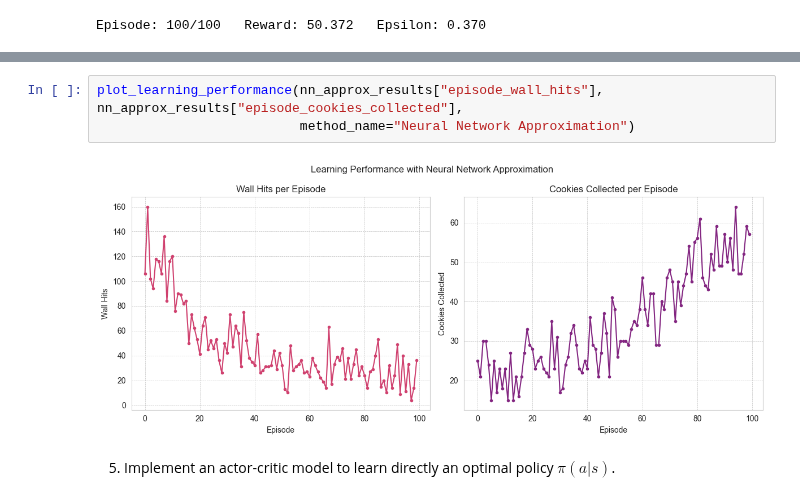
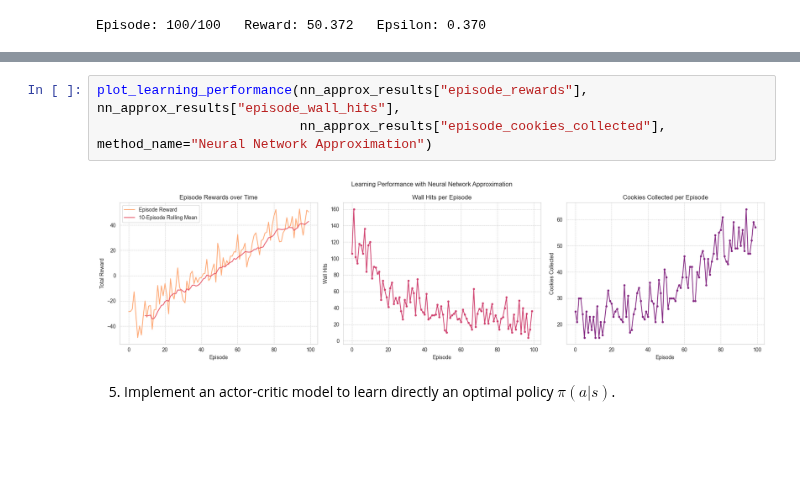
Before and after one commit to kuimetra/reinforcement_learning, a Jupyter notebook: problem_set5/main.ipynb, the cells around one changed output, grey strips where cells are left out. Cells and saved outputs as stored; diff of their text form; blank space fills up the shorter version.

```diff
--- a/problem_set5/main.ipynb
+++ b/problem_set5/main.ipynb
@@ -327,8 +325,8 @@ plot_reward_trends(nn_approx_results["episode_rewards"], method_name="Neural Net
-# %%
-plot_learning_performance(nn_approx_results["episode_wall_hits"], nn_approx_results["episode_cookies_collected"],
-                          method_name="Neural Network Approximation")
-# %% [output]
-[figure, removed]
+# %%
+plot_learning_performance(nn_approx_results["episode_rewards"], nn_approx_results["episode_wall_hits"],
+                          nn_approx_results["episode_cookies_collected"], method_name="Neural Network Approximation")
+# %% [output]
+[figure, added]
 # %% [markdown]
 5. Implement an actor-critic model to learn directly an optimal policy $\pi(a|s)$.
 # %%
```
Also changed, not shown: parts of 9 cells of this notebook.
